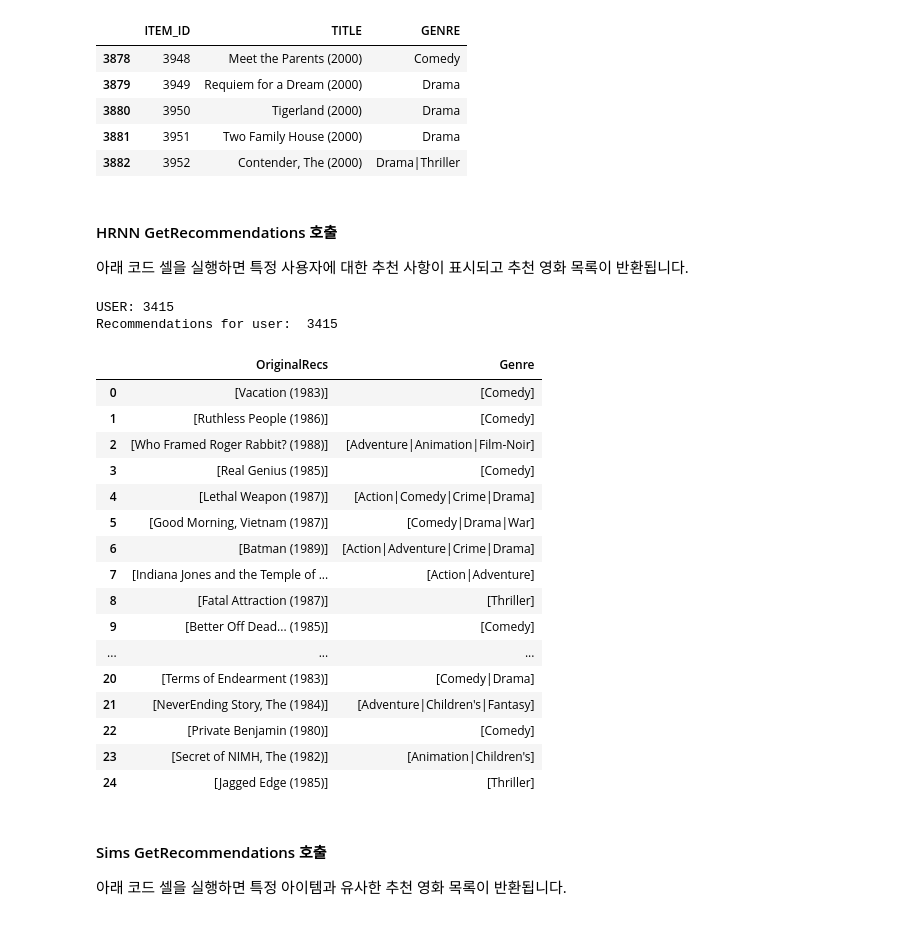
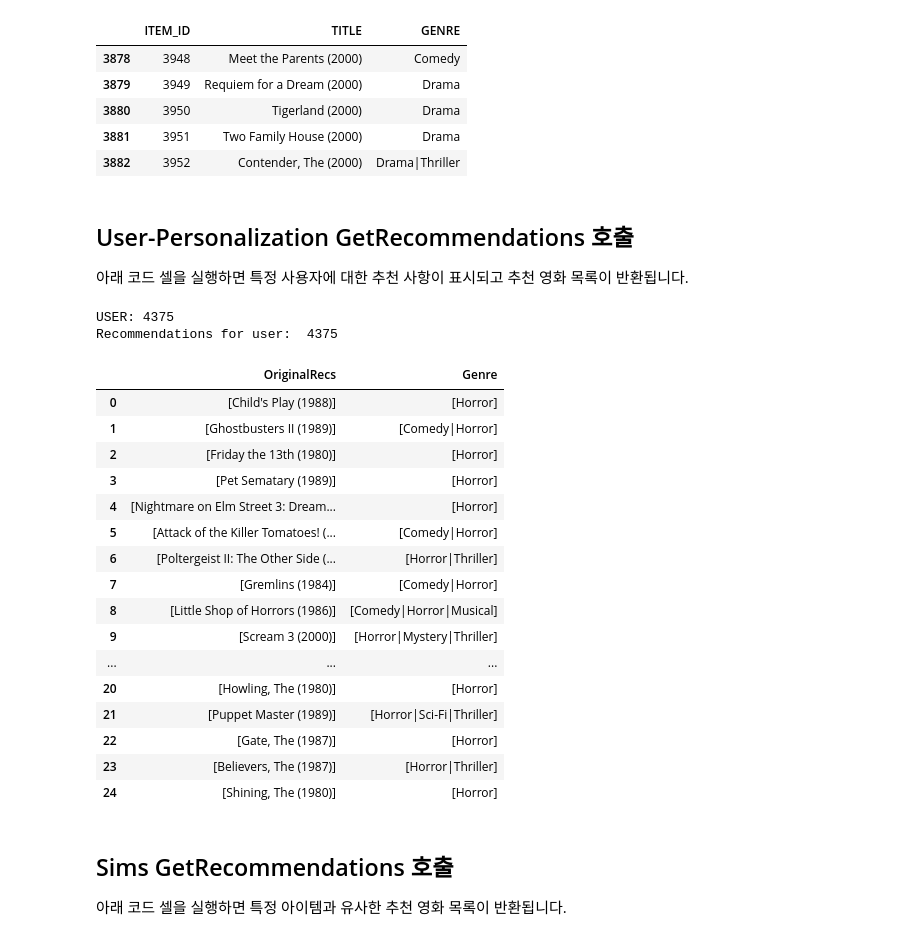
Before and after one commit to gonsoomoon-ml/personalize, a Jupyter notebook: movielens_getting_started/4.2.getRec_Campaigns.ipynb, the cells around one changed output. Drawn from its saved outputs; the diff is of its cells as text; code cells hidden in the pictures.

```diff
--- a/movielens_getting_started/4.2.getRec_Campaigns.ipynb
+++ b/movielens_getting_started/4.2.getRec_Campaigns.ipynb
@@ -62,7 +64,7 @@ def get_movie_genre(movie_id):
     movie_genre=items[items['ITEM_ID']==movie_id]['GENRE']
     return (movie_genre.tolist())
 # %% [markdown]
-#### HRNN GetRecommendations 호출
+## User-Personalization GetRecommendations 호출
 
 아래 코드 셀을 실행하면 특정 사용자에 대한 추천 사항이 표시되고 추천 영화 목록이 반환됩니다.
 # %%
@@ -83,45 +85,46 @@ def rec_item_list(item_list):
 # %%
 df=pd.read_csv(warm_train_interaction_filename)
 
 # Getting a random user:
 user_id, item_id, _,_,_ = df.sample().values[0]
+user_id = 4375 # 특정 유저 선택, 결과 확인 후에 추후에 주석 표시하여 랜더 유저 선택할 수 있습니다.
 print("USER: {}".format(user_id))
 
 get_recommendations_response = personalize_runtime.get_recommendations(
-    campaignArn = hrnn_campaign_arn,
+    campaignArn = user_personalization_campaign_arn,
     userId = str(user_id),
 )
 # Update DF rendering
 pd.set_option('display.max_rows', 30)
 
 print("Recommendations for user: ", user_id)
 
 item_list = get_recommendations_response['itemList']
 
 recommendations_df = rec_item_list(item_list)
 recommendations_df
 # %% [output]
-USER: 3415
-Recommendations for user:  3415
+USER: 4375
+Recommendations for user:  4375
 |  | OriginalRecs | Genre |
-| 0 | [Vacation (1983)] | [Comedy] |
-| 1 | [Ruthless People (1986)] | [Comedy] |
-| 2 | [Who Framed Roger Rabbit? (1988)] | [Adventure|Animation|Film-Noir] |
-| 3 | [Real Genius (1985)] | [Comedy] |
-| 4 | [Lethal Weapon (1987)] | [Action|Comedy|Crime|Drama] |
-| 5 | [Good Morning, Vietnam (1987)] | [Comedy|Drama|War] |
-| 6 | [Batman (1989)] | [Action|Adventure|Crime|Drama] |
-| 7 | [Indiana Jones and the Temple of ... | [Action|Adventure] |
-| 8 | [Fatal Attraction (1987)] | [Thriller] |
-| 9 | [Better Off Dead... (1985)] | [Comedy] |
+| 0 | [Child's Play (1988)] | [Horror] |
+| 1 | [Ghostbusters II (1989)] | [Comedy|Horror] |
+| 2 | [Friday the 13th (1980)] | [Horror] |
+| 3 | [Pet Sematary (1989)] | [Horror] |
+| 4 | [Nightmare on Elm Street 3: Dream... | [Horror] |
+| 5 | [Attack of the Killer Tomatoes! (... | [Comedy|Horror] |
+| 6 | [Poltergeist II: The Other Side (... | [Horror|Thriller] |
+| 7 | [Gremlins (1984)] | [Comedy|Horror] |
+| 8 | [Little Shop of Horrors (1986)] | [Comedy|Horror|Musical] |
+| 9 | [Scream 3 (2000)] | [Horror|Mystery|Thriller] |
 | ... | ... | ... |
-| 20 | [Terms of Endearment (1983)] | [Comedy|Drama] |
-| 21 | [NeverEnding Story, The (1984)] | [Adventure|Children's|Fantasy] |
-| 22 | [Private Benjamin (1980)] | [Comedy] |
-| 23 | [Secret of NIMH, The (1982)] | [Animation|Children's] |
-| 24 | [Jagged Edge (1985)] | [Thriller] |
+| 20 | [Howling, The (1980)] | [Horror] |
+| 21 | [Puppet Master (1989)] | [Horror|Sci-Fi|Thriller] |
+| 22 | [Gate, The (1987)] | [Horror] |
+| 23 | [Believers, The (1987)] | [Horror|Thriller] |
+| 24 | [Shining, The (1980)] | [Horror] |
 # %% [markdown]
-#### Sims GetRecommendations 호출
+## Sims GetRecommendations 호출
 아래 코드 셀을 실행하면 특정 아이템과 유사한 추천 영화 목록이 반환됩니다.
 # %%
 # Getting a random item_id:
```
Also changed, not shown: parts of 13 cells of this notebook, 5 other files.
